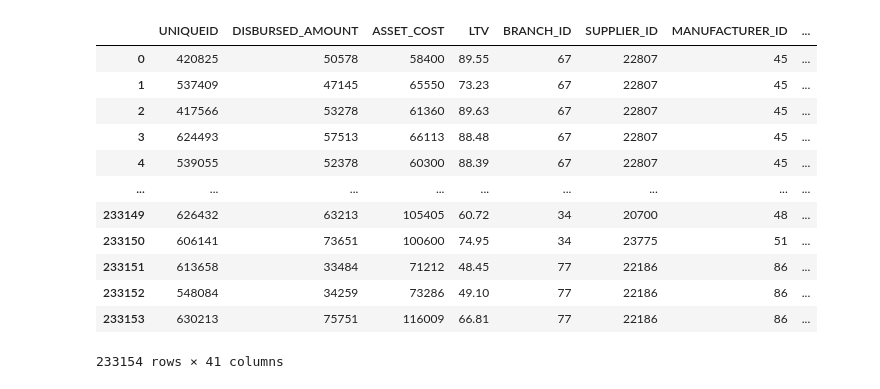
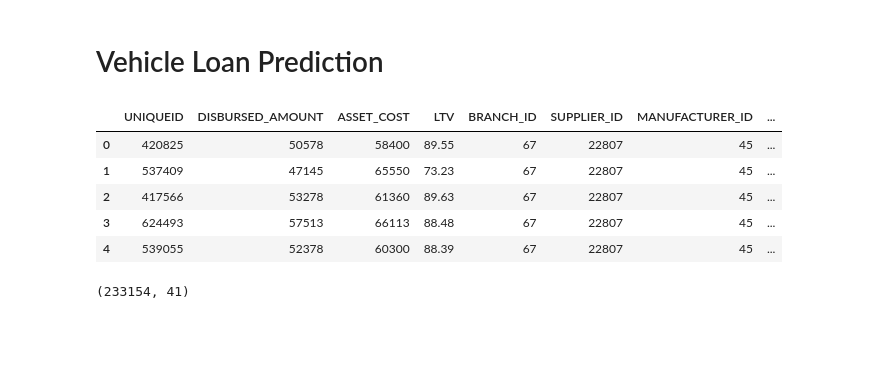
Before and after one commit to Praneethtkonda/Vehicle-loan-default-prediction, a Jupyter notebook: IDS.ipynb, the cells around one changed output. Cells and saved outputs as stored; diff of their text form; code cells hidden in the pictures; blank space fills up the shorter version.

```diff
--- a/IDS.ipynb
+++ b/IDS.ipynb
@@ -1,21 +1,24 @@
+# %% [markdown]
+# Vehicle Loan Prediction
 # %%
 import numpy
 import pandas as pd
+# %%
+pd.set_option('display.max_columns', None)
+pd.set_option('display.width', None)
+pd.set_option('display.max_colwidth', None)
 # %%
 table = pd.read_csv('train.csv', header=0)
 # %%
-table
+table.head()
 # %% [output]
 |  | UNIQUEID | DISBURSED_AMOUNT | ASSET_COST | LTV | BRANCH_ID | SUPPLIER_ID | MANUFACTURER_ID | ... |
 | 0 | 420825 | 50578 | 58400 | 89.55 | 67 | 22807 | 45 | ... |
 | 1 | 537409 | 47145 | 65550 | 73.23 | 67 | 22807 | 45 | ... |
 | 2 | 417566 | 53278 | 61360 | 89.63 | 67 | 22807 | 45 | ... |
 | 3 | 624493 | 57513 | 66113 | 88.48 | 67 | 22807 | 45 | ... |
 | 4 | 539055 | 52378 | 60300 | 88.39 | 67 | 22807 | 45 | ... |
-| ... | ... | ... | ... | ... | ... | ... | ... | ... |
-| 233149 | 626432 | 63213 | 105405 | 60.72 | 34 | 20700 | 48 | ... |
-| 233150 | 606141 | 73651 | 100600 | 74.95 | 34 | 23775 | 51 | ... |
-| 233151 | 613658 | 33484 | 71212 | 48.45 | 77 | 22186 | 86 | ... |
-| 233152 | 548084 | 34259 | 73286 | 49.10 | 77 | 22186 | 86 | ... |
-| 233153 | 630213 | 75751 | 116009 | 66.81 | 77 | 22186 | 86 | ... |
-233154 rows × 41 columns
+# %%
+table.shape
+# %% [output]
+(233154, 41)
```
Also changed, not shown: parts of 9 cells of this notebook, 1 other file.
